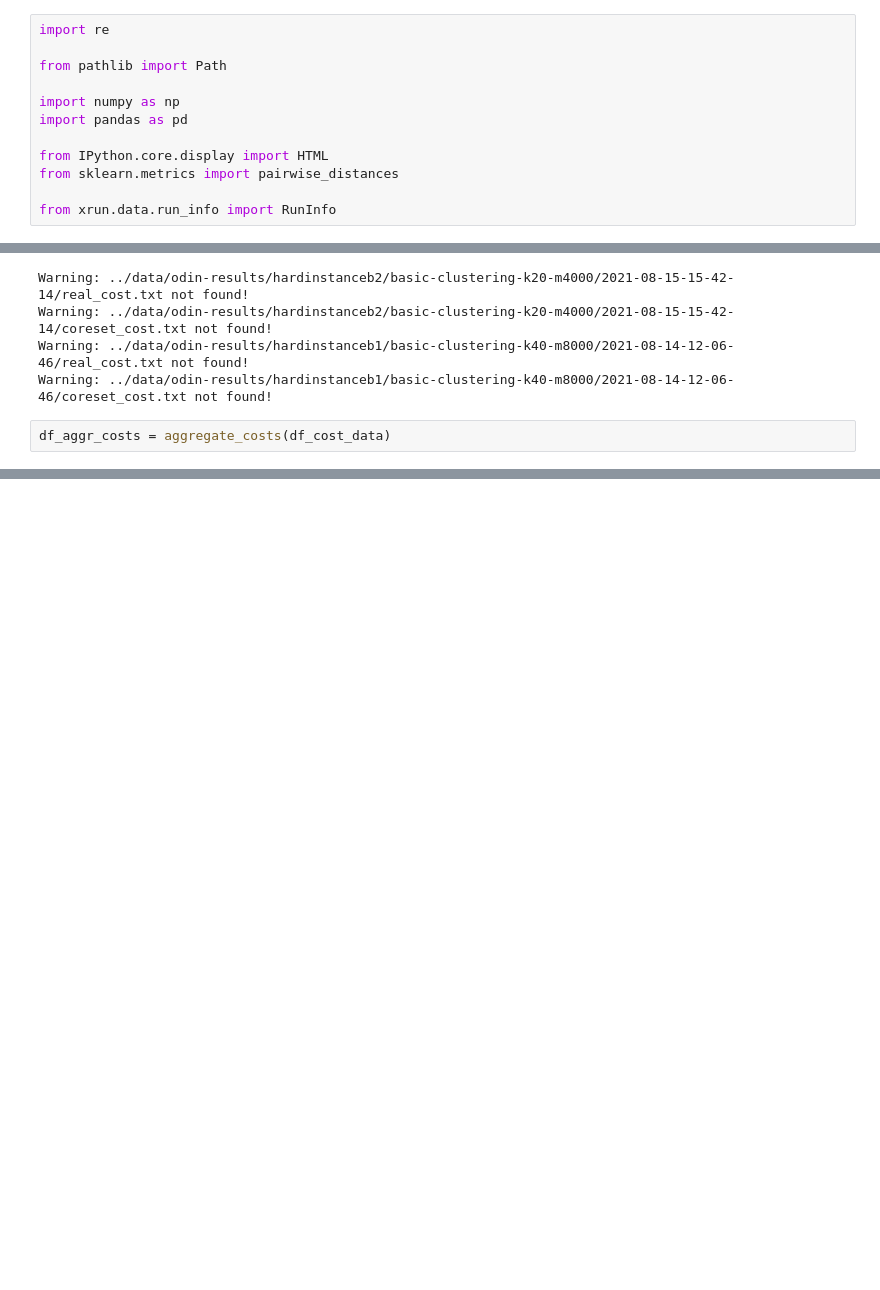
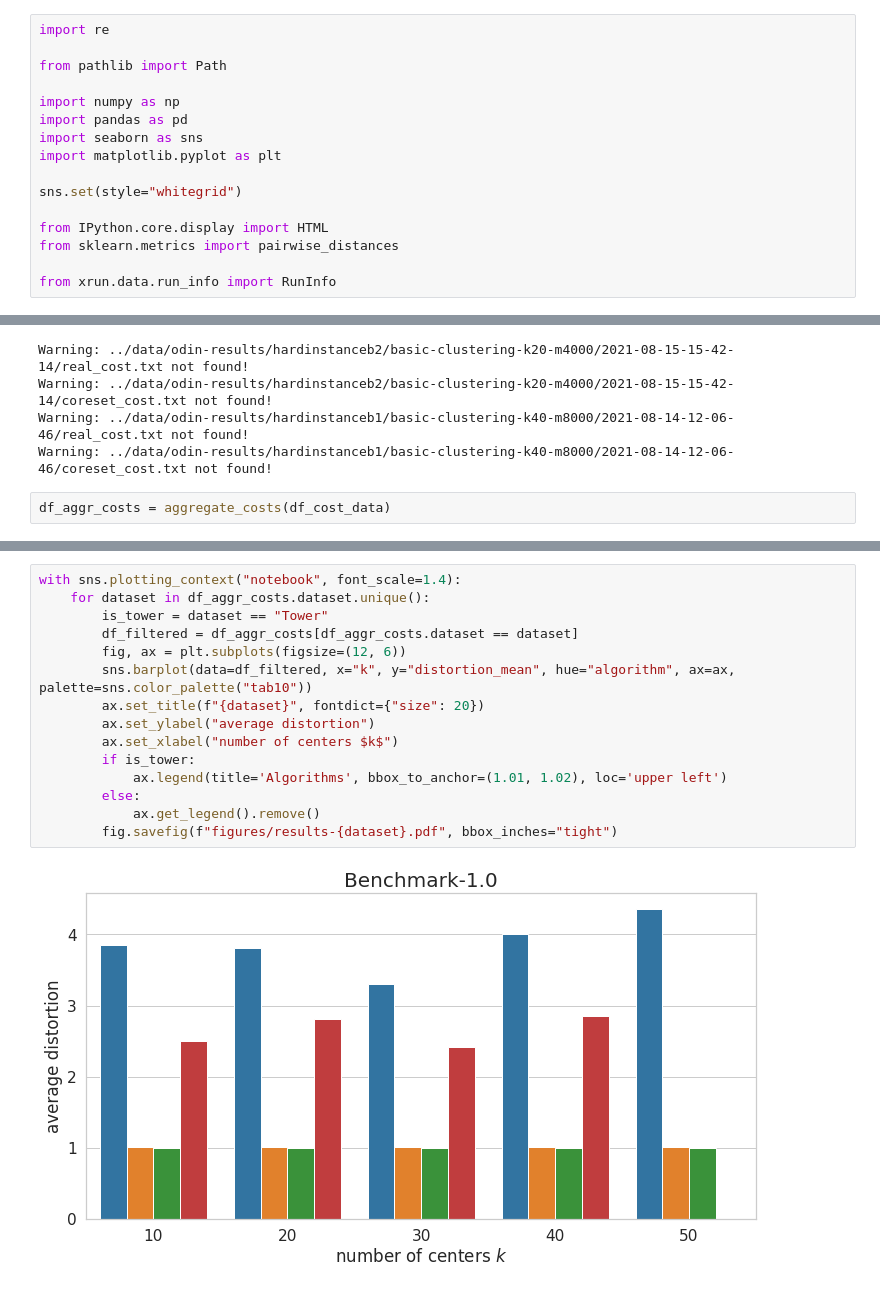
Before and after one commit to sheikhomar/coresets-bench, a Jupyter notebook: pynb/11-combined-results.ipynb, the cells around one changed output, grey strips where cells are left out. Drawn from its saved outputs; the diff is of its cells as text; blank space fills up the shorter version.

Commit message:
Add code to generate figures.

```diff
--- a/pynb/11-combined-results.ipynb
+++ b/pynb/11-combined-results.ipynb
@@ -8,6 +8,10 @@ from pathlib import Path
 
 import numpy as np
 import pandas as pd
+import seaborn as sns
+import matplotlib.pyplot as plt
+
+sns.set(style="whitegrid")
 
 from IPython.core.display import HTML
 from sklearn.metrics import pairwise_distances
@@ -169 +203,18 @@ Average Running Times
 ... (44 outputs left out)
+# %%
+with sns.plotting_context("notebook", font_scale=1.4):
+    for dataset in df_aggr_costs.dataset.unique():
+        is_tower = dataset == "Tower"
+        df_filtered = df_aggr_costs[df_aggr_costs.dataset == dataset]
+        fig, ax = plt.subplots(figsize=(12, 6))
+        sns.barplot(data=df_filtered, x="k", y="distortion_mean", hue="algorithm", ax=ax, palette=sns.color_palette("tab10"))
+        ax.set_title(f"{dataset}", fontdict={"size": 20})
+        ax.set_ylabel("average distortion")
+        ax.set_xlabel("number of centers $k$")
+        if is_tower:
+            ax.legend(title='Algorithms', bbox_to_anchor=(1.01, 1.02), loc='upper left')
+        else:
+            ax.get_legend().remove()
+        fig.savefig(f"figures/results-{dataset}.pdf", bbox_inches="tight")
+# %% [output]
+[figure, added]
```
Also changed, not shown: parts of 4 cells of this notebook.
